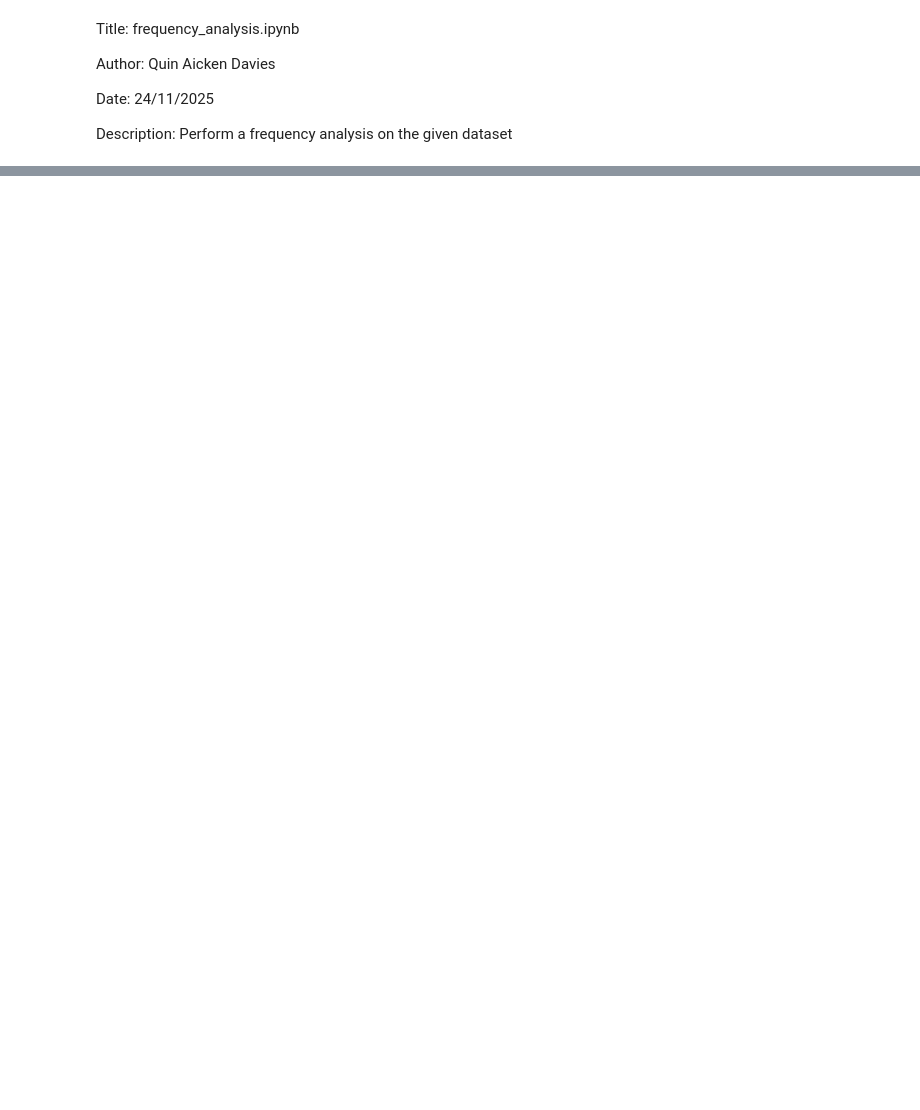
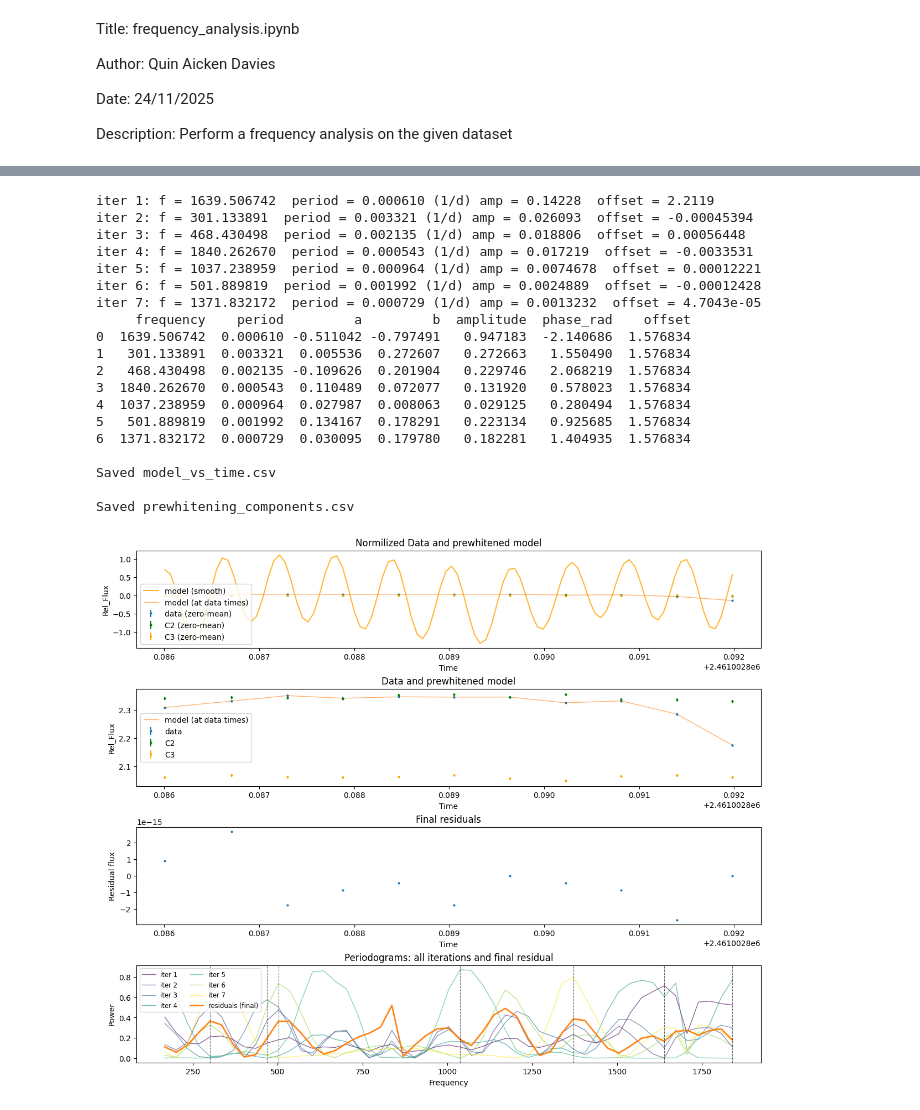
Before and after one commit to qai11/Summer_Project, a Jupyter notebook: Reduction Code/Frequency_analysis.ipynb, the cells around one changed output, grey strips where cells are left out. Saved outputs shown, nothing was run; the diff lists cells and outputs as text; code cells hidden in the pictures; blank space fills up the shorter version.

```diff
--- a/Reduction Code/Frequency_analysis.ipynb
+++ b/Reduction Code/Frequency_analysis.ipynb
@@ -600,0 +532,25 @@ iter 2: f = 11.043599  period = 0.090550 (1/d) amp = 0.0093232  offset = -0.0011
+# %%
+"""Run magnitude data through prewhitening"""
+prewhiten_lomb(dates, t_mag, mag_array, zz_Psc_mag_err, zz_Psc_mag_C2,zz_Psc_mag_C3,zz_Psc_mag_err_C2,zz_Psc_mag_err_C3, n_iter=7,
+               store_periodograms=True, save_data=True, magnitudes=True)
+# %% [output]
+iter 1: f = 1639.506742  period = 0.000610 (1/d) amp = 0.14228  offset = 2.2119
+iter 2: f = 301.133891  period = 0.003321 (1/d) amp = 0.026093  offset = -0.00045394
+iter 3: f = 468.430498  period = 0.002135 (1/d) amp = 0.018806  offset = 0.00056448
+iter 4: f = 1840.262670  period = 0.000543 (1/d) amp = 0.017219  offset = -0.0033531
+iter 5: f = 1037.238959  period = 0.000964 (1/d) amp = 0.0074678  offset = 0.00012221
+iter 6: f = 501.889819  period = 0.001992 (1/d) amp = 0.0024889  offset = -0.00012428
+iter 7: f = 1371.832172  period = 0.000729 (1/d) amp = 0.0013232  offset = 4.7043e-05
+     frequency    period         a         b  amplitude  phase_rad    offset
+0  1639.506742  0.000610 -0.511042 -0.797491   0.947183  -2.140686  1.576834
+1   301.133891  0.003321  0.005536  0.272607   0.272663   1.550490  1.576834
+2   468.430498  0.002135 -0.109626  0.201904   0.229746   2.068219  1.576834
+3  1840.262670  0.000543  0.110489  0.072077   0.131920   0.578023  1.576834
+4  1037.238959  0.000964  0.027987  0.008063   0.029125   0.280494  1.576834
+5   501.889819  0.001992  0.134167  0.178291   0.223134   0.925685  1.576834
+6  1371.832172  0.000729  0.030095  0.179780   0.182281   1.404935  1.576834
+
+Saved model_vs_time.csv
+
+Saved prewhitening_components.csv
+[figure, added]
```
Also changed, not shown: parts of 8 cells of this notebook, 32 other files.
